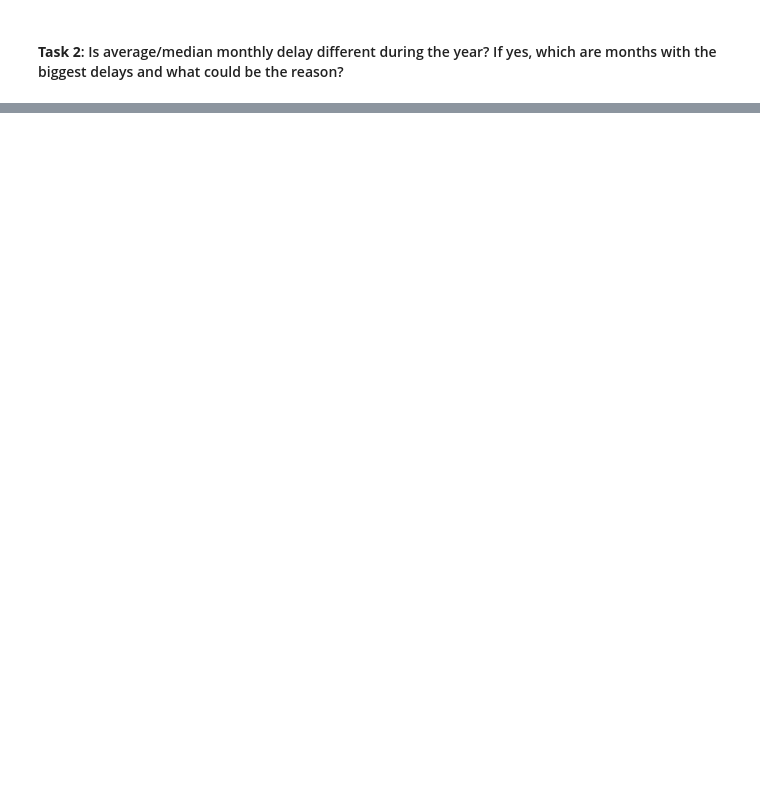
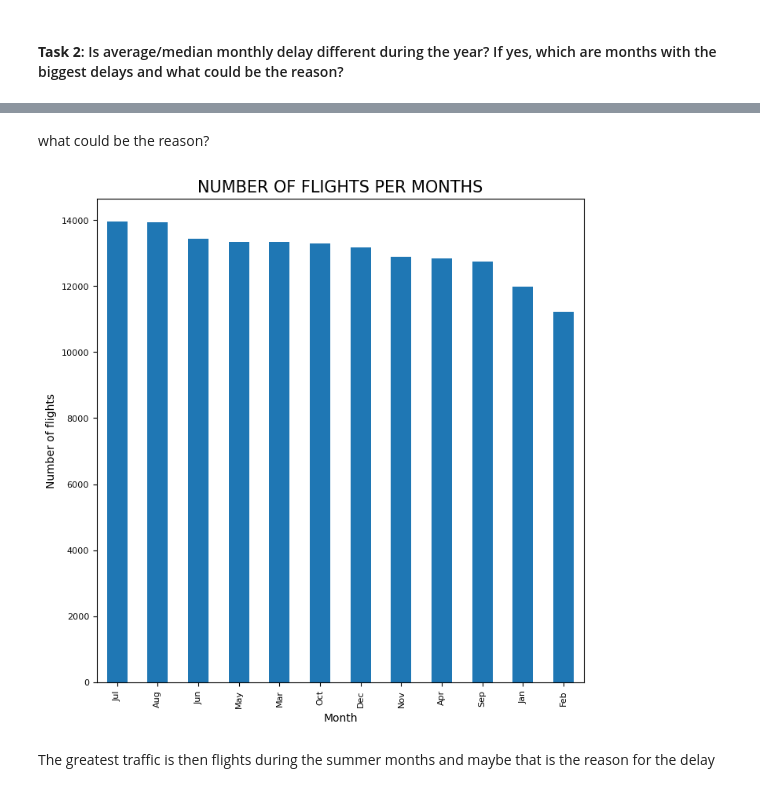
Before and after one commit to ucheokechukwu/-Airflight-Delays-Classification-and-Regression-Machine-Learning, a Jupyter notebook: EDA_questions/Task2.ipynb, the cells around one changed output, grey strips where cells are left out. Saved outputs shown, nothing was run; the diff lists cells and outputs as text; code cells hidden in the pictures; blank space fills up the shorter version.

```diff
--- a/EDA_questions/Task2.ipynb
+++ b/EDA_questions/Task2.ipynb
@@ -101,0 +103,16 @@ plt.show()
+# %% [markdown]
+what could be the reason?
+# %%
+#total per months
+plt.figure(figsize=(8,8))
+df.groupby('month_name')['tail_num'].count().sort_values(ascending=False).plot.bar()
+plt.title('NUMBER OF FLIGHTS PER MONTHS', fontsize=15)
+plt.xlabel('Month', fontsize=10)
+plt.ylabel('Number of flights', fontsize=10)
+plt.rc('xtick',labelsize=8)
+plt.rc('ytick',labelsize=8)
+plt.show()
+# %% [output]
+[figure, added]
+# %% [markdown]
+The greatest traffic is then flights during the summer months and maybe that is the reason for the delay
```
Also changed, not shown: parts of 5 cells of this notebook, 5 other files.
